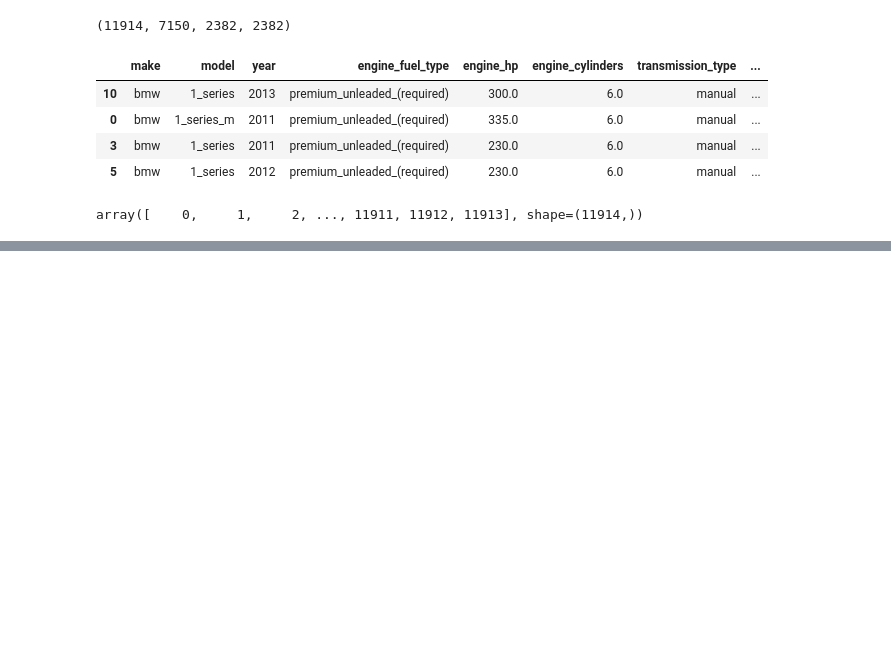
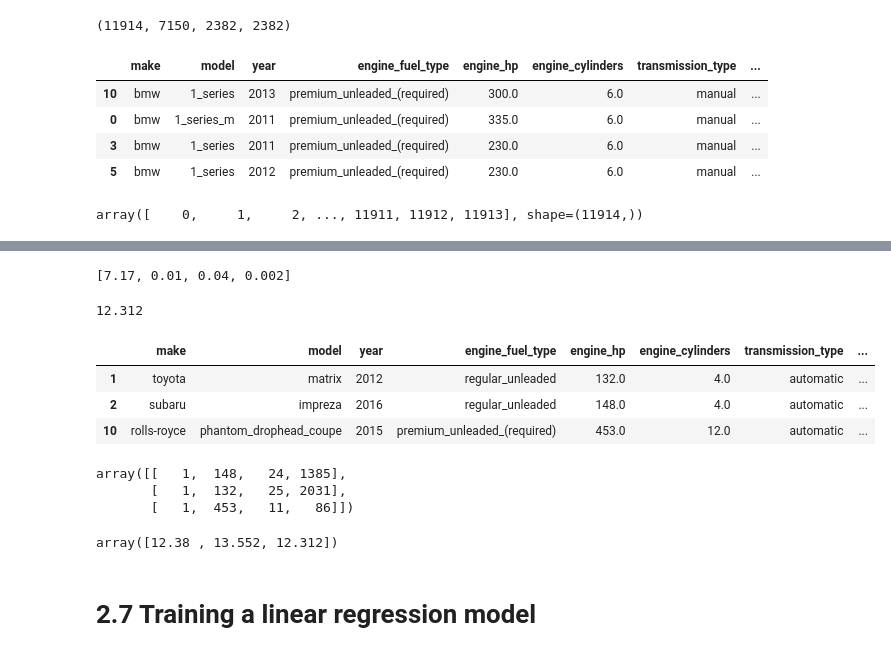
Before and after one commit to nlpthao140898/2026-zoomcamp-ml, a Jupyter notebook: 02-price-prediction.ipynb, the cells around one changed output, grey strips where cells are left out. Saved outputs shown, nothing was run; the diff lists cells and outputs as text; code cells hidden in the pictures; blank space fills up the shorter version.

```diff
--- a/02-price-prediction.ipynb
+++ b/02-price-prediction.ipynb
@@ -283,0 +288,4 @@ df_train.head()
+# %%
+df_train = df_train.reset_index(drop=True)
+df_val = df_val.reset_index(drop=True)
+df_test = df_test.reset_index(drop=True)
@@ -283,0 +358,4 @@ df_train.head()
+# %%
+w_new
+# %% [output]
+[7.17, 0.01, 0.04, 0.002]
@@ -283,0 +366,4 @@ df_train.head()
+# %%
+linear_regression(xi)
+# %% [output]
+12.312
@@ -283,0 +374,19 @@ df_train.head()
+# %%
+df_train.iloc[[1,2,10]]
+# %% [output]
+|  | make | model | year | engine_fuel_type | engine_hp | engine_cylinders | transmission_type | ... |
+| 1 | toyota | matrix | 2012 | regular_unleaded | 132.0 | 4.0 | automatic | ... |
+| 2 | subaru | impreza | 2016 | regular_unleaded | 148.0 | 4.0 | automatic | ... |
+| 10 | rolls-royce | phantom_drophead_coupe | 2015 | premium_unleaded_(required) | 453.0 | 12.0 | automatic | ... |
+# %%
+x1 = [1,148,24,1385]
+x2 = [1,132,25,2031]
+x10 = [1,453,11,86]
+
+X = [x1,x2,x10]
+X = np.array(X)
+X
+# %% [output]
+array([[   1,  148,   24, 1385],
+       [   1,  132,   25, 2031],
+       [   1,  453,   11,   86]])
@@ -283,0 +396,6 @@ df_train.head()
+# %%
+linear_regression(X)
+# %% [output]
+array([12.38 , 13.552, 12.312])
+# %% [markdown]
+# 2.7 Training a linear regression model
```
Also changed, not shown: parts of 33 cells of this notebook, 2 other files.
